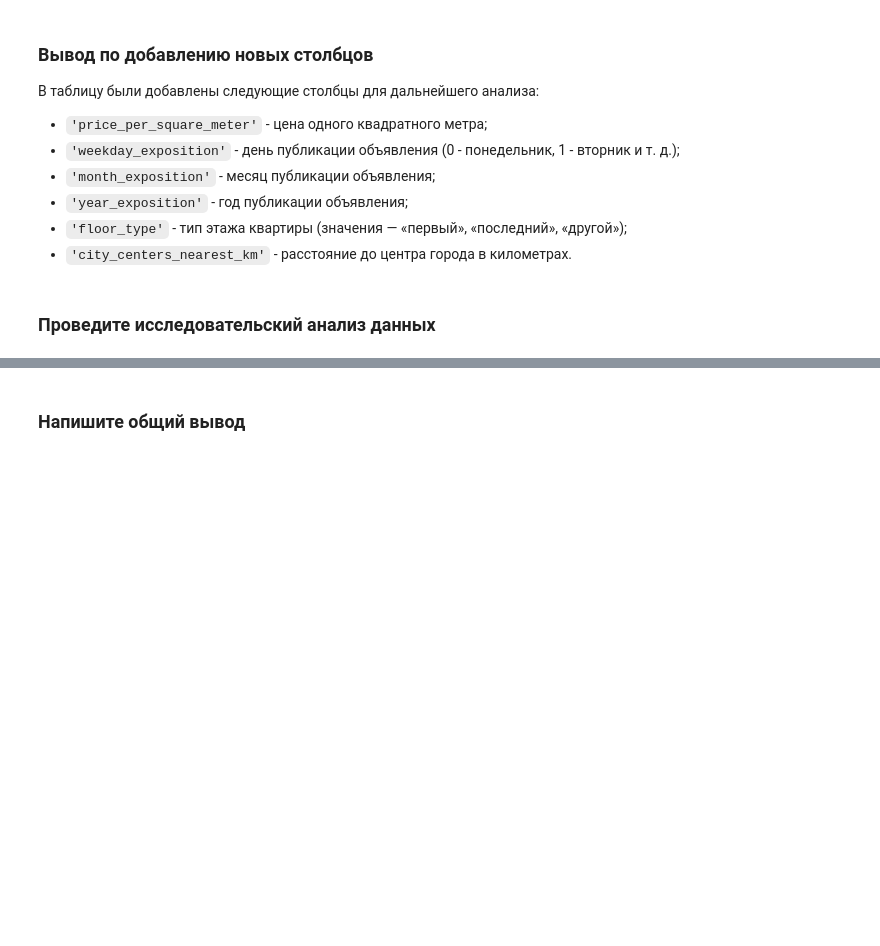
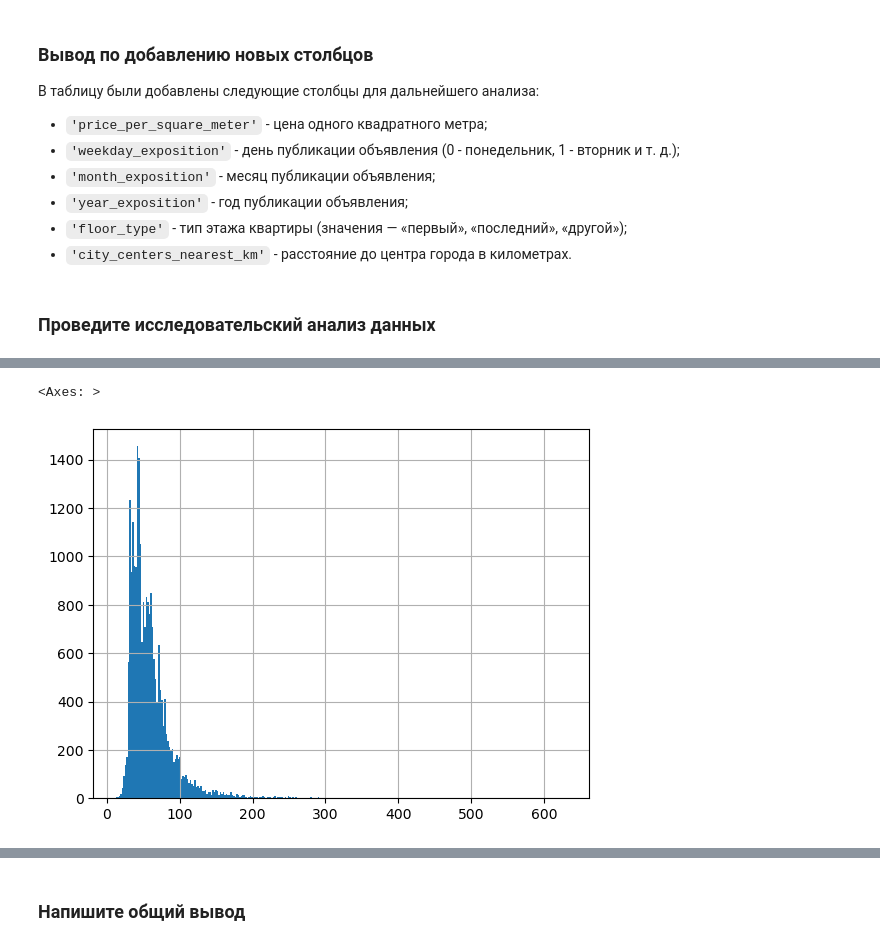
Before and after one commit to sudobooo/real_estate_project, a Jupyter notebook: project_ds_3.ipynb, the cells around one changed output, grey strips where cells are left out. Cells and saved outputs as stored; diff of their text form; code cells hidden in the pictures; blank space fills up the shorter version.

```diff
--- a/project_ds_3.ipynb
+++ b/project_ds_3.ipynb
@@ -306,8 +267,7 @@ max      49998.000000
 Name: airports_nearest_meters, dtype: float64
-# %%
-# Выбросы меняют значение для медианы на 1 км, поэтому я рассчитаю медиану без выбросов
-airports_area_median = data.query('airports_nearest_meters < 50000')['airports_nearest_meters'].median()
-data['airports_nearest_meters'] = data['airports_nearest_meters'].fillna(airports_area_median)
+# %%
+# Выбросы опять же почти ничего не изменили для медианы, поэтому заполним пропуски медианой
+data['airports_nearest_meters'] = data['airports_nearest_meters'].fillna(data['airports_nearest_meters'].median())
 # %%
 # Посмотрим на описание столбцов 'ponds_nearest_meters' и 'parks_nearest_meters'
 display(data['ponds_nearest_meters'].describe())
@@ -618,0 +594,7 @@ with pd.option_context('display.max_columns', None):
+# %%
+# Построим гистограмму для общей площади
+# Сейчас и в дальнейшем для определения количества bins будем пользоваться функцией np.histogram_bin_edges с параметром bins='auto'
+data['total_area'].hist(bins=np.histogram_bin_edges(data['total_area'], bins='auto'))
+# %% [output]
+<Axes: >
+[figure, added]
```
Also changed, not shown: parts of 21 cells of this notebook.
